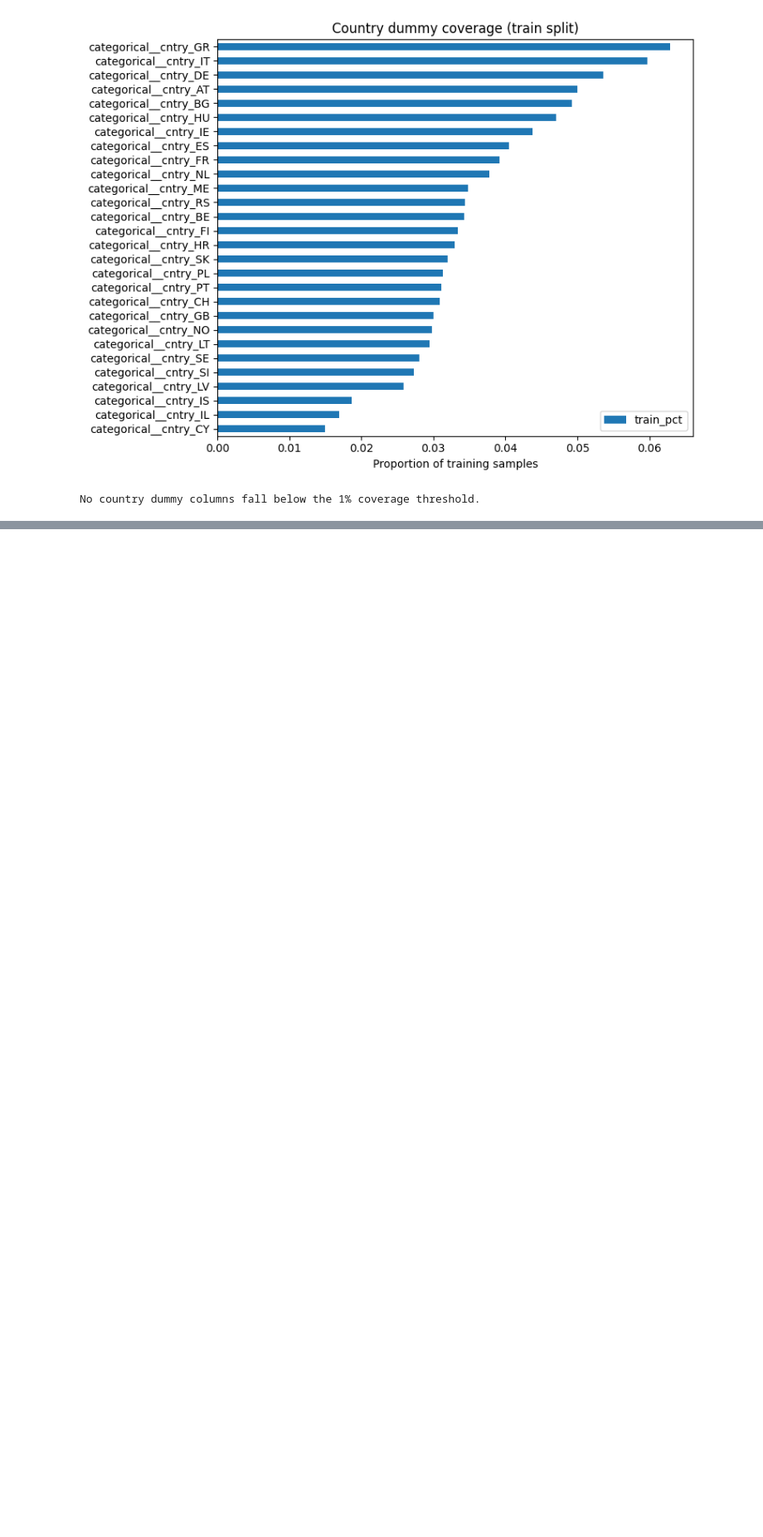
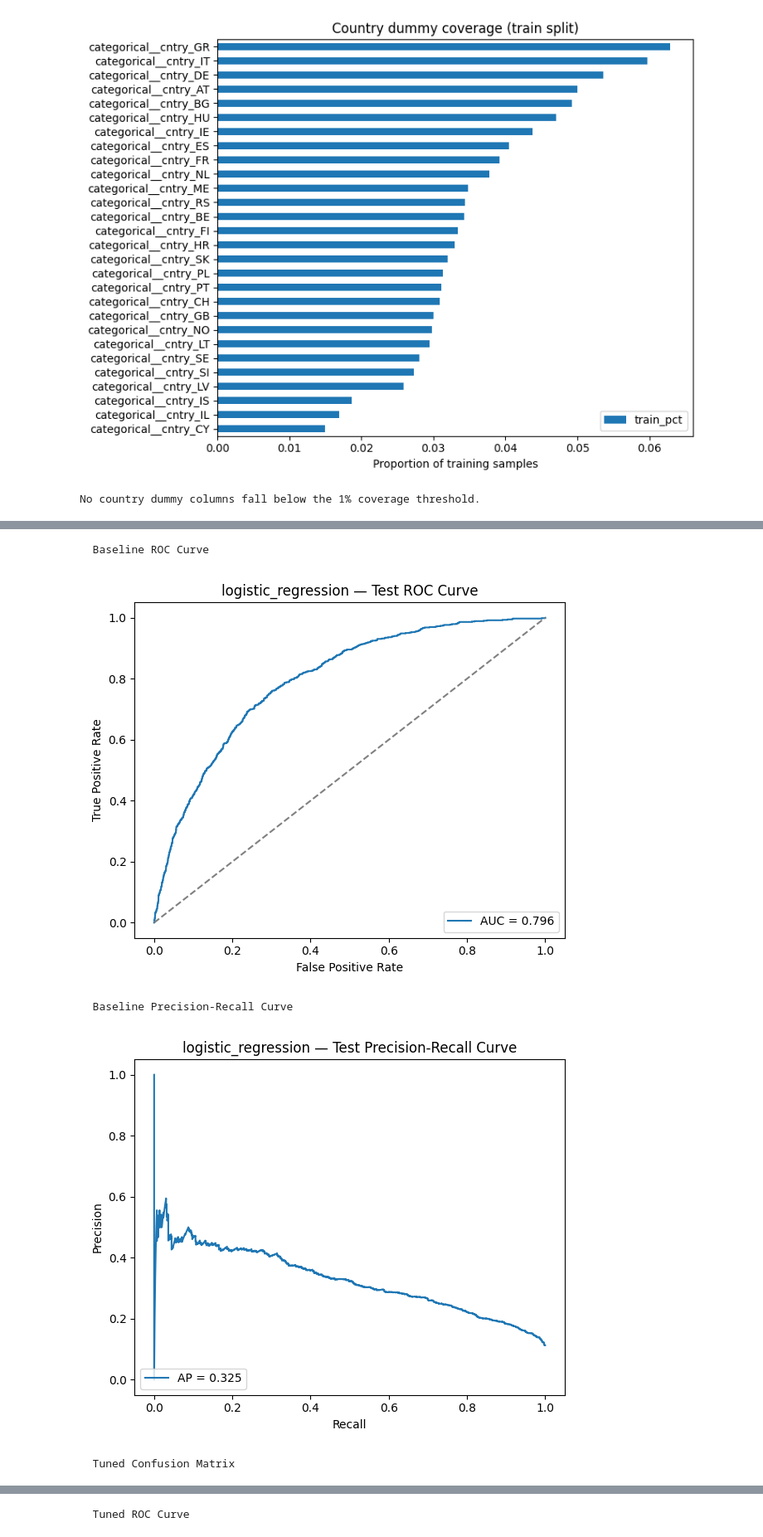
Before and after one commit to Petlaz/health-xai-prediction, a Jupyter notebook: notebooks/03_modeling.ipynb, the cells around one changed output, grey strips where cells are left out. Shown at 83% size. Saved outputs shown, nothing was run; the diff lists cells and outputs as text; code cells hidden in the pictures; blank space fills up the shorter version.

```diff
--- a/notebooks/03_modeling.ipynb
+++ b/notebooks/03_modeling.ipynb
@@ -479,0 +804,40 @@ No country dummy columns fall below the 1% coverage threshold.
+# %%
+families = {
+    'logistic_regression': 'Logistic Regression',
+    'random_forest': 'Random Forest',
+    'xgboost': 'XGBoost',
+    'neural_network': 'Neural Network',
+}
+
+for base_key, label in families.items():
+    tuned_key = f"{base_key}_tuned"
+    print(f"{label}")
+
+    for variant, model_key in [('Baseline', base_key), ('Tuned', tuned_key)]:
+        cm_path = CONFUSION_DIR / f"{model_key}_test_confusion_matrix.png"
+        roc_path = PLOTS_DIR / f"{model_key}_test_roc_curve.png"
+        pr_path = PLOTS_DIR / f"{model_key}_test_precision_recall_curve.png"
+
+        if not cm_path.exists() and not roc_path.exists():
+            if variant == 'Tuned':
+                print(f"  ⚠️ {variant} artefacts missing; rerun evaluation after tuning.")
+            continue
+
+        print(f"  {variant} Confusion Matrix")
+        if cm_path.exists():
+            display(Image(filename=str(cm_path)))
+        else:
+            print('   (confusion matrix not found)')
+
+        print(f"  {variant} ROC Curve")
+        if roc_path.exists():
+            display(Image(filename=str(roc_path)))
+        else:
+            print('   (roc curve not found)')
+
+        print(f"  {variant} Precision-Recall Curve")
+        if pr_path.exists():
+            display(Image(filename=str(pr_path)))
+        else:
+            print('   (precision-recall curve not found)')
+# %% [output]
@@ -479,0 +847,5 @@ No country dummy columns fall below the 1% coverage threshold.
+  Baseline ROC Curve
+[figure, added]
+  Baseline Precision-Recall Curve
+[figure, added]
+  Tuned Confusion Matrix
@@ -479,0 +853 @@ No country dummy columns fall below the 1% coverage threshold.
+  Tuned ROC Curve
```
Also changed, not shown: parts of 26 cells of this notebook, 11 other files.
